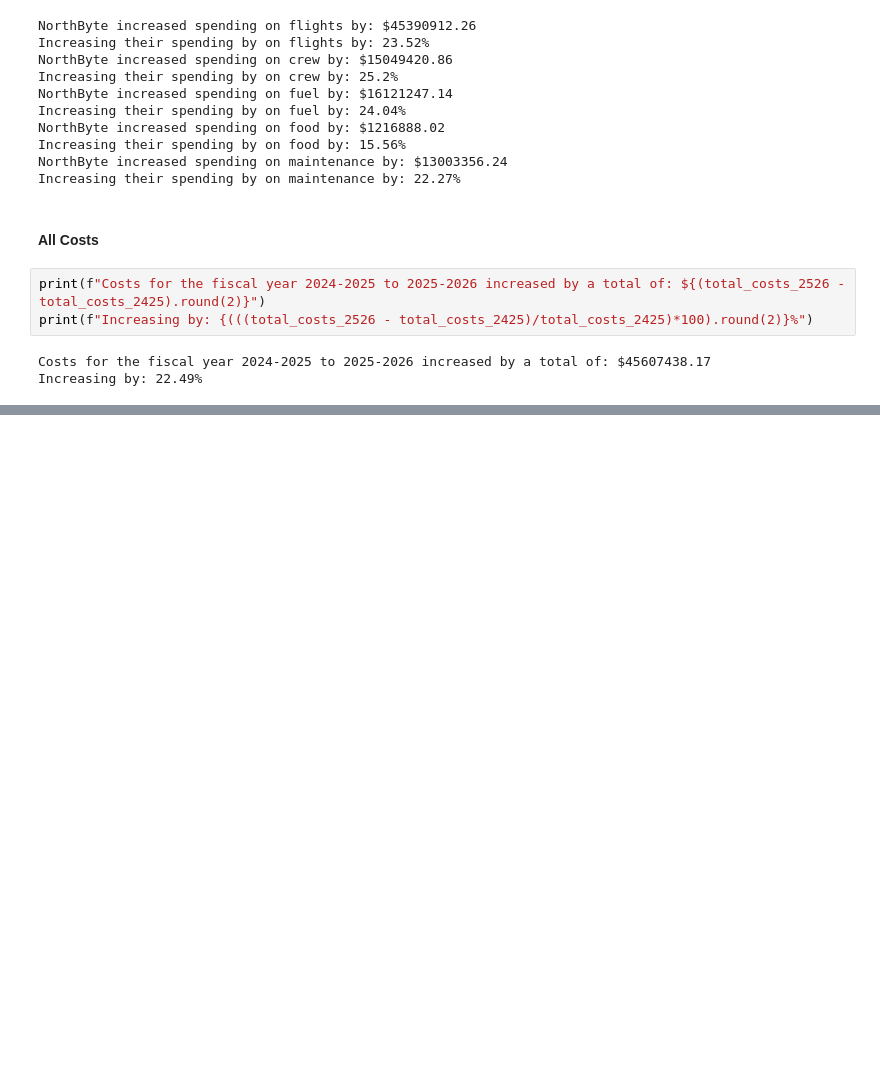
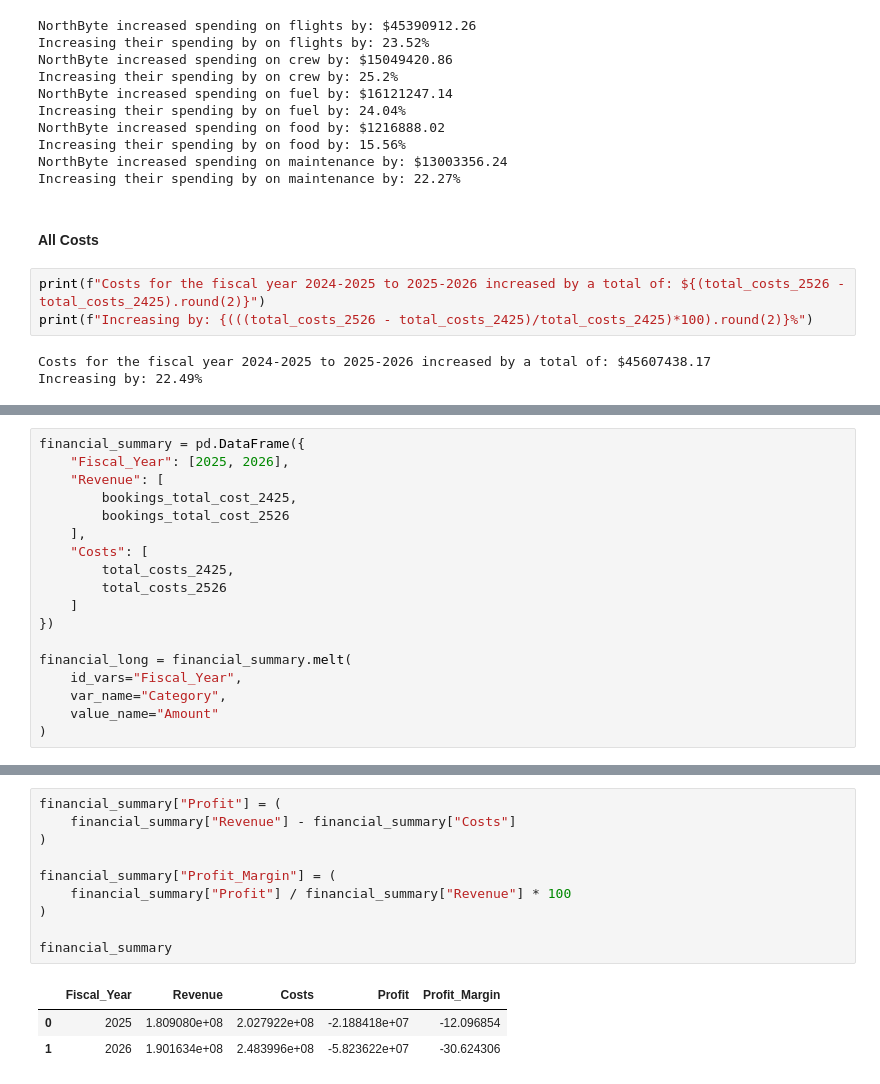
Before and after one commit to noahhynds/first-byte-2026, a Jupyter notebook: notebooks/02_financial_analysis.ipynb, the cells around one changed output, grey strips where cells are left out. Drawn from its saved outputs; the diff is of its cells as text; blank space fills up the shorter version.

```diff
--- a/notebooks/02_financial_analysis.ipynb
+++ b/notebooks/02_financial_analysis.ipynb
@@ -494,0 +507,18 @@ Increasing by: 22.49%
+# %%
+financial_summary = pd.DataFrame({
+    "Fiscal_Year": [2025, 2026],
+    "Revenue": [
+        bookings_total_cost_2425,
+        bookings_total_cost_2526
+    ],
+    "Costs": [
+        total_costs_2425,
+        total_costs_2526
+    ]
+})
+
+financial_long = financial_summary.melt(
+    id_vars="Fiscal_Year",
+    var_name="Category",
+    value_name="Amount"
+)
@@ -494,0 +537,14 @@ Increasing by: 22.49%
+# %%
+financial_summary["Profit"] = (
+    financial_summary["Revenue"] - financial_summary["Costs"]
+)
+
+financial_summary["Profit_Margin"] = (
+    financial_summary["Profit"] / financial_summary["Revenue"] * 100
+)
+
+financial_summary
+# %% [output]
+|  | Fiscal_Year | Revenue | Costs | Profit | Profit_Margin |
+| 0 | 2025 | 1.809080e+08 | 2.027922e+08 | -2.188418e+07 | -12.096854 |
+| 1 | 2026 | 1.901634e+08 | 2.483996e+08 | -5.823622e+07 | -30.624306 |
```
Also changed, not shown: parts of 6 cells of this notebook.
